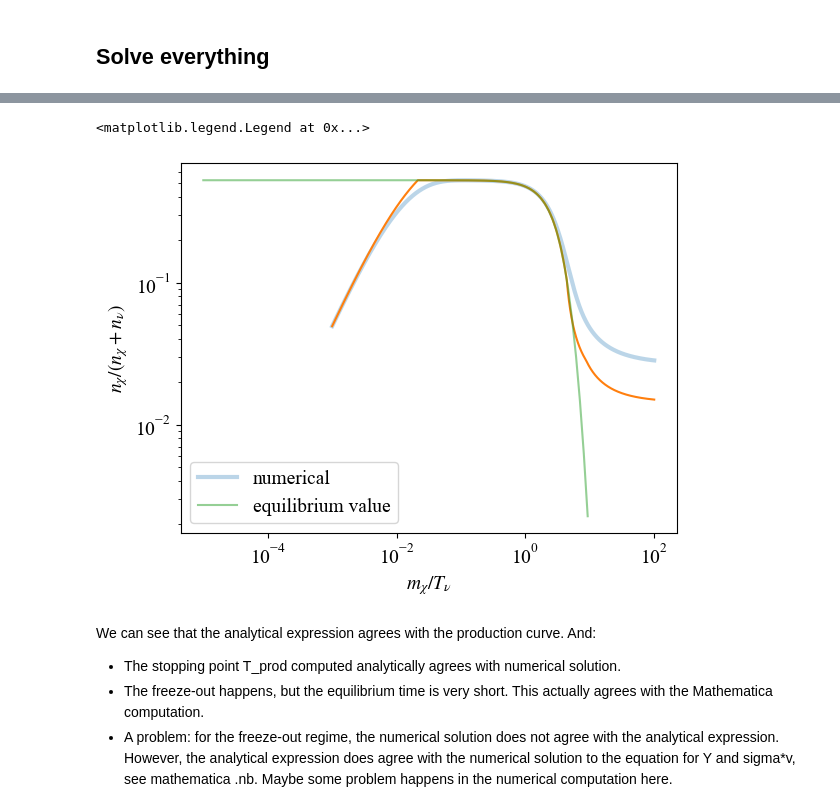
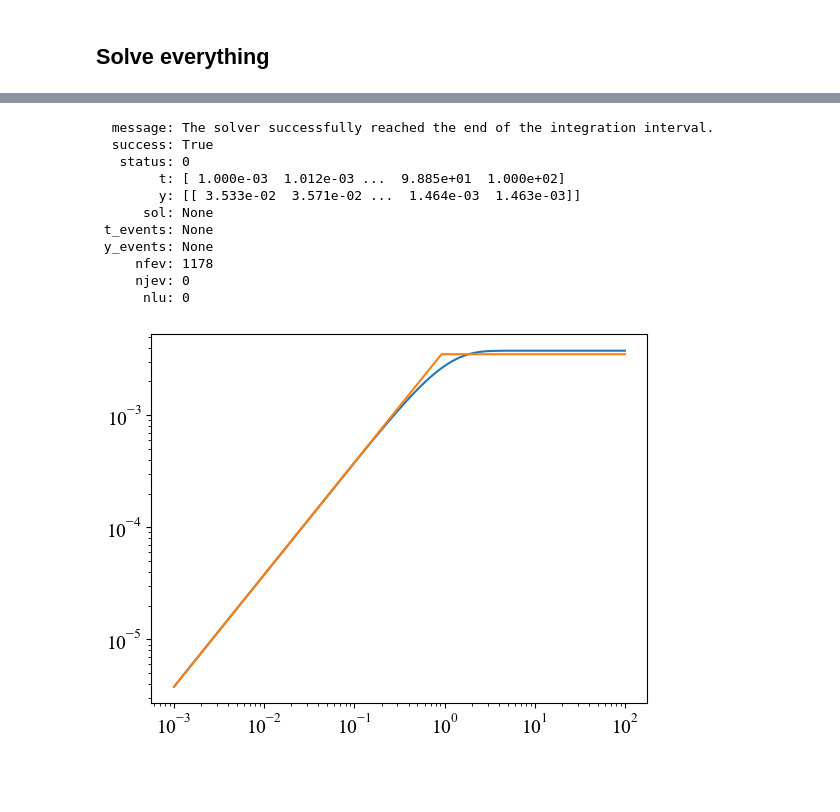
Before and after one commit to quarkquartet/LightDM, a Jupyter notebook: solveBoltzmann.ipynb, the cells around one changed output, grey strips where cells are left out. Drawn from its saved outputs; the diff is of its cells as text; code cells hidden in the pictures; blank space fills up the shorter version.

```diff
--- a/solveBoltzmann.ipynb
+++ b/solveBoltzmann.ipynb
@@ -132,3 +101,9 @@ array(1.08971607e-07)
+# %%
+def Y_MB(g,m,x):
+    if m!= 0:
+        return g*x**2 * BesselK_func(2,x)/(2*Pi**2)
+    else:
+        return  g/Pi**2
 # %% [markdown]
 ## Scattering cross sections
 # %%
@@ -310,5 +262,5 @@ class model():
             self.sol = result
 # %%
-m = model(1e-5,0.1*1e-3, 0.1*1e-3)
+m = model(0.1*1e-3, 0.1*1e-3,1e-6)
 # %% [output]
 Model parameters input.
@@ -327,30 +272,27 @@ Initial ν density: 0.00018269074235035968
+# %%
+m.sol
+# %% [output]
+  message: The solver successfully reached the end of the integration interval.
+  success: True
+   status: 0
+        t: [ 1.000e-03  1.012e-03 ...  9.885e+01  1.000e+02]
+        y: [[ 3.533e-02  3.571e-02 ...  1.464e-03  1.463e-03]]
+      sol: None
+ t_events: None
+ y_events: None
+     nfev: 1178
+     njev: 0
+      nlu: 0
 # %%
 rc = {"font.family" : "serif",
       "mathtext.fontset" : "stix"}
 plt.rcParams.update(rc)
 plt.rcParams["font.serif"] = ["Times New Roman"] + plt.rcParams["font.serif"]
 plt.rcParams["font.size"] = 14
-nχ = m.sol.y[0]/m.sol.t**3
-nν = m.sol.y[1]/m.sol.t**3
-Tν = m.Tν_from_nν(nν)
-m_over_Tν = m.mχ/Tν
-plt.plot(m_over_Tν,nχ/(nχ+nν),label='numerical',lw=3,alpha=0.3)
-yanalist = np.array([m.yana(x) for x in m.mχ/Tν])
-nχana = yanalist*Tν**3
-plt.plot(m_over_Tν, nχana/(nχana+nν))
-Tplot2=np.logspace(Log10(m.Tprod)-1,1,100)
-nχeq= np.array([m.n_χ(T) for T in Tplot2])
-plt.plot(m.mχ/Tplot2,nχeq/(nχeq+m.n_ν(Tplot2)),label='equilibrium value',alpha=0.5)
+plt.plot(m.sol.t,m.sol.y[0])
+ana_plot = np.array([m.Y_ana(x) for x in m.sol.t])
+plt.plot(m.sol.t, ana_plot)
 plt.xscale('log')
 plt.yscale('log')
-plt.xlabel(r'$m_\chi/T_\nu$')
-plt.ylabel(r'$n_\chi/(n_\chi+n_\nu)$')
-plt.legend()
 # %% [output]
-<matplotlib.legend.Legend at 0x...>
-[figure, old version]
+[figure, new version]
-# %% [markdown]
-We can see that the analytical expression agrees with the production curve. And:
-- The stopping point T_prod computed analytically agrees with numerical solution.
-- The freeze-out happens, but the equilibrium time is very short. This actually agrees with the Mathematica computation.
-- A problem: for the freeze-out regime, the numerical solution does not agree with the analytical expression. However, the analytical expression does agree with the numerical solution to the equation for Y and sigma*v, see mathematica .nb. Maybe some problem happens in the numerical computation here.
```
Also changed, not shown: parts of 12 cells of this notebook, 3 other files.
